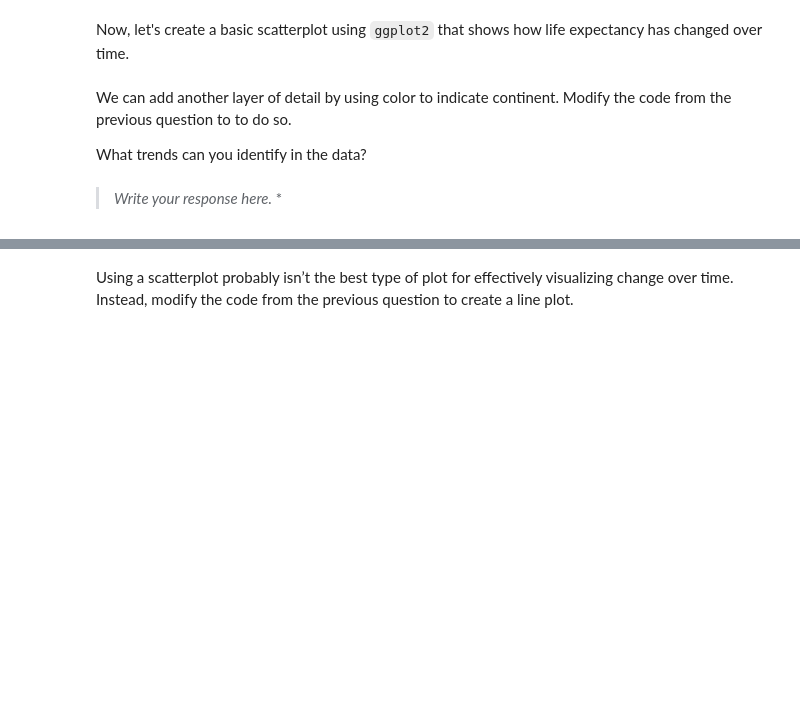
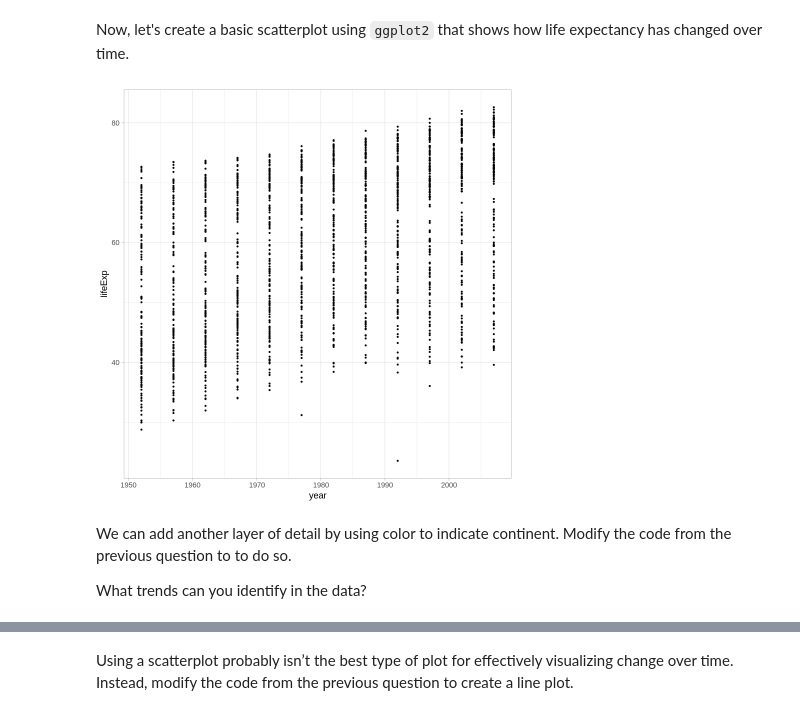
Before and after one commit to yadachi0002/Adachi_DSPN_S25, a Jupyter notebook: ExerciseSubmissions/ex5_visualization-as-analysis.ipynb, the cells around one changed output, grey strips where cells are left out. Saved outputs shown, nothing was run; the diff lists cells and outputs as text; code cells hidden in the pictures; blank space fills up the shorter version.

```diff
--- a/ExerciseSubmissions/ex5_visualization-as-analysis.ipynb
+++ b/ExerciseSubmissions/ex5_visualization-as-analysis.ipynb
@@ -20,3 +33,12 @@ Now, let's create a basic scatterplot using `ggplot2` that shows how life expect
+# %%
+# INSERT CODE HERE
+options(repr.plot.width=7, repr.plot.height=7)
+library(ggplot2)
+ggplot(gapminder, aes(year, lifeExp))+
+  geom_point(size=0.5)+
+  theme_light()
+# %% [output]
+[figure, added]
 # %% [markdown]
 We can add another layer of detail by using color to indicate continent. Modify the code from the previous question to to do so.
 
@@ -26,3 +45,0 @@ What trends can you identify in the data?
-# %% [markdown]
-> *Write your response here.*
-> *
```
Also changed, not shown: parts of 23 cells of this notebook.
